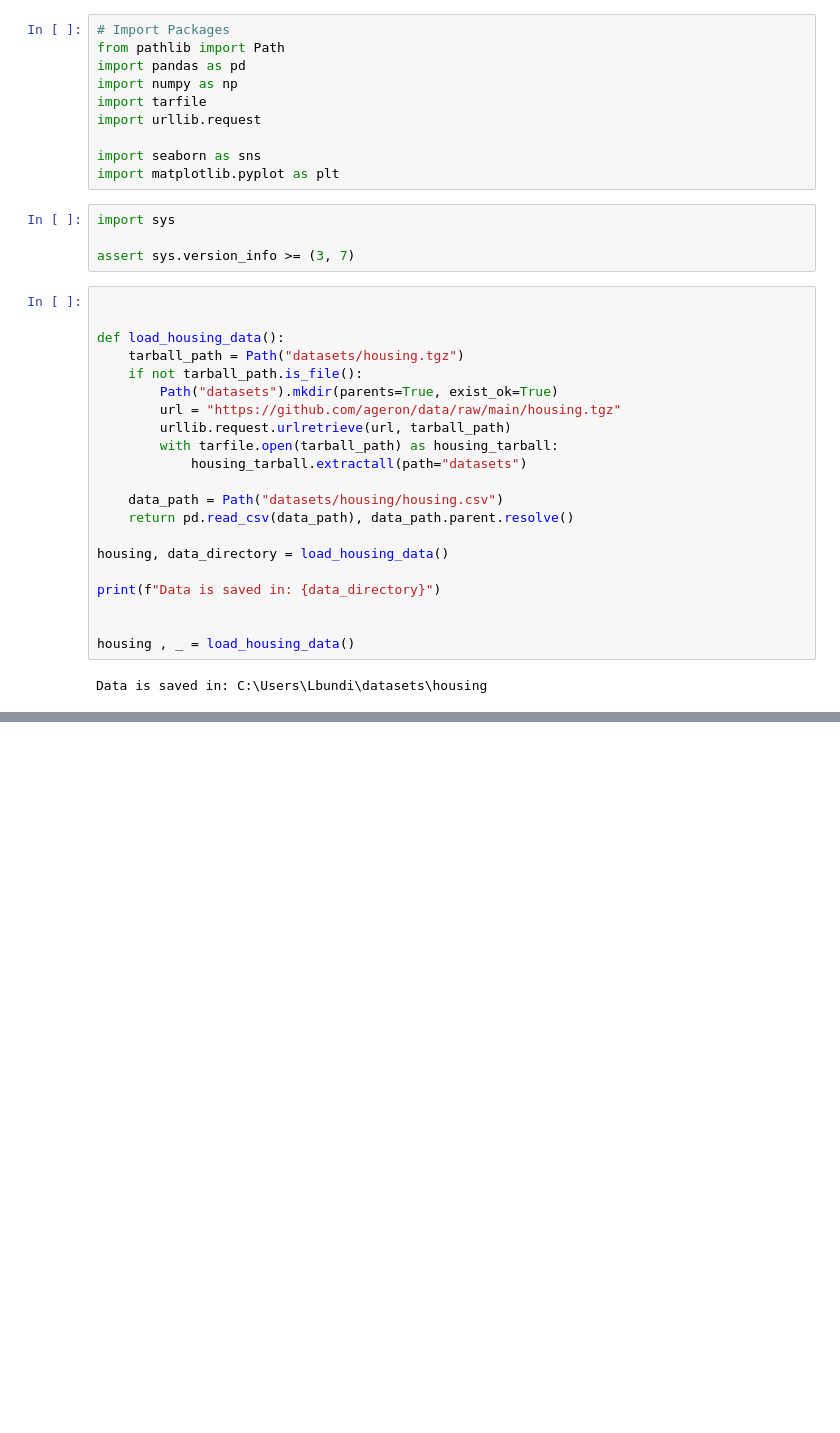
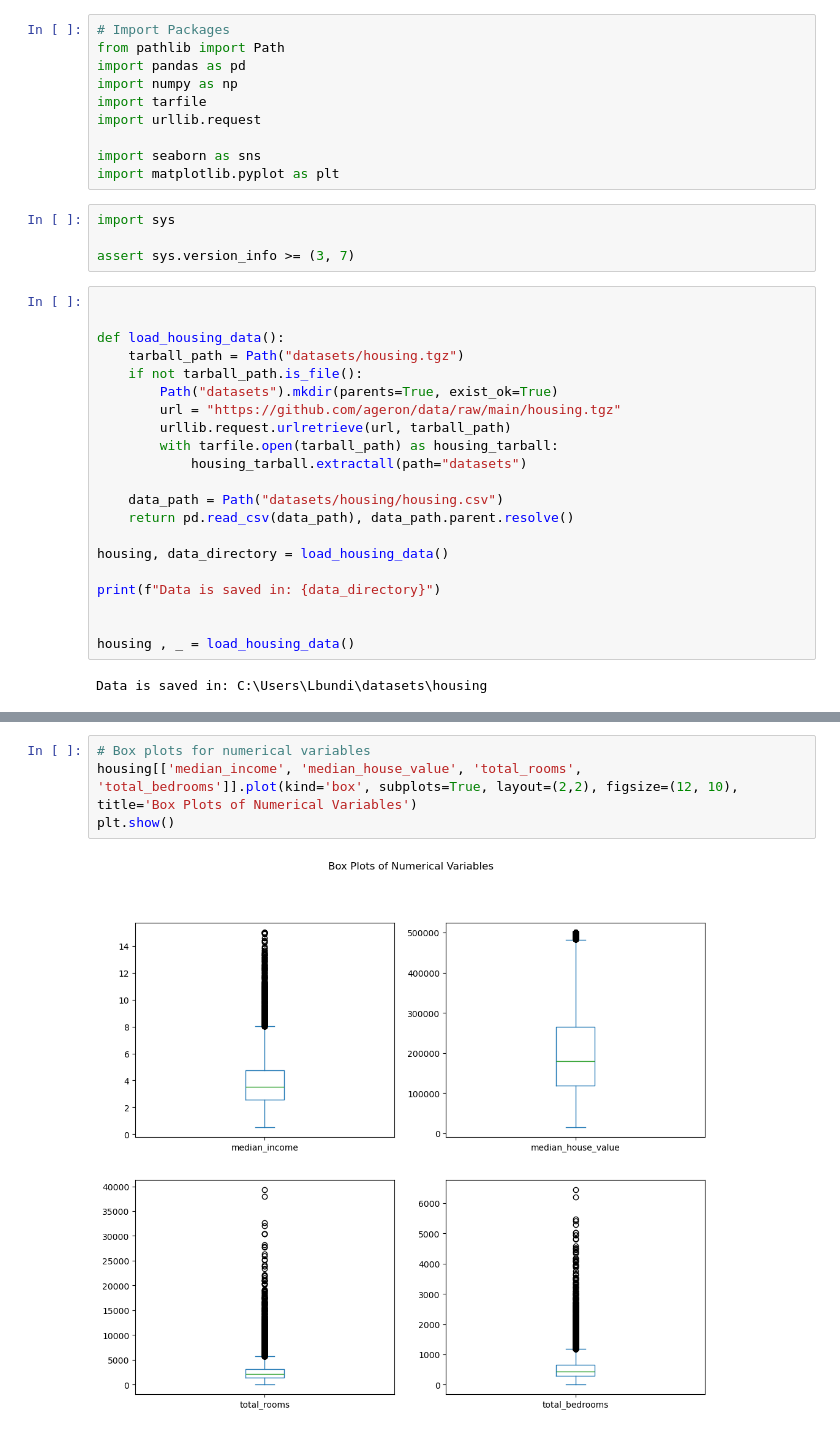
Before and after one commit to JavierSerranoGarcia/AML_notebooks, a Jupyter notebook: 01_into_eda_analysis.ipynb, the cells around one changed output, grey strips where cells are left out. Saved outputs shown, nothing was run; the diff lists cells and outputs as text; blank space fills up the shorter version.

```diff
--- a/01_into_eda_analysis.ipynb
+++ b/01_into_eda_analysis.ipynb
@@ -164,0 +104,6 @@ housing
+# %%
+# Box plots for numerical variables
+housing[['median_income', 'median_house_value', 'total_rooms', 'total_bedrooms']].plot(kind='box', subplots=True, layout=(2,2), figsize=(12, 10), title='Box Plots of Numerical Variables')
+plt.show()
+# %% [output]
+[figure, added]
```
Also changed, not shown: parts of 21 cells of this notebook.
